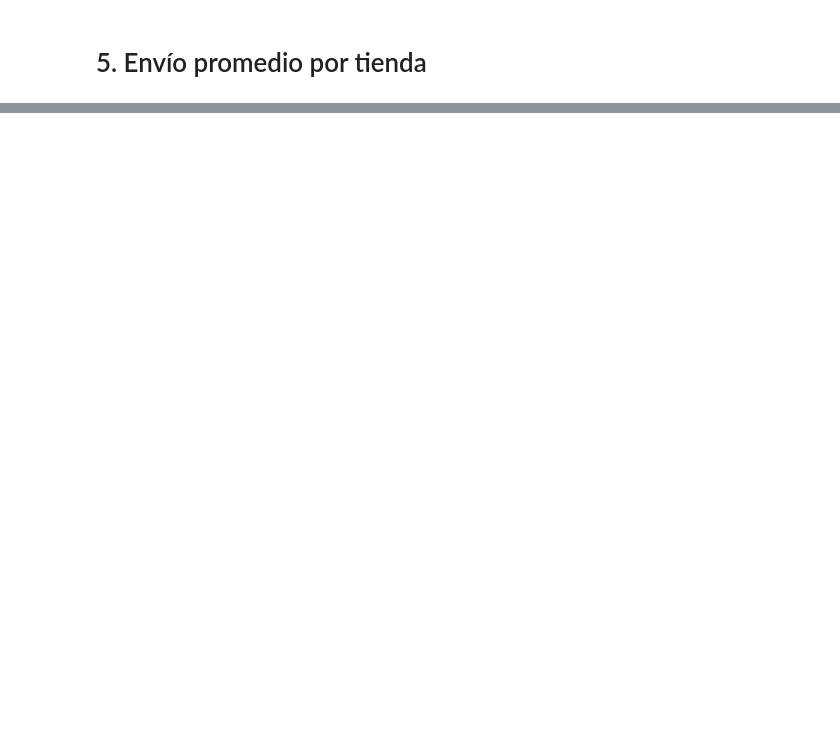
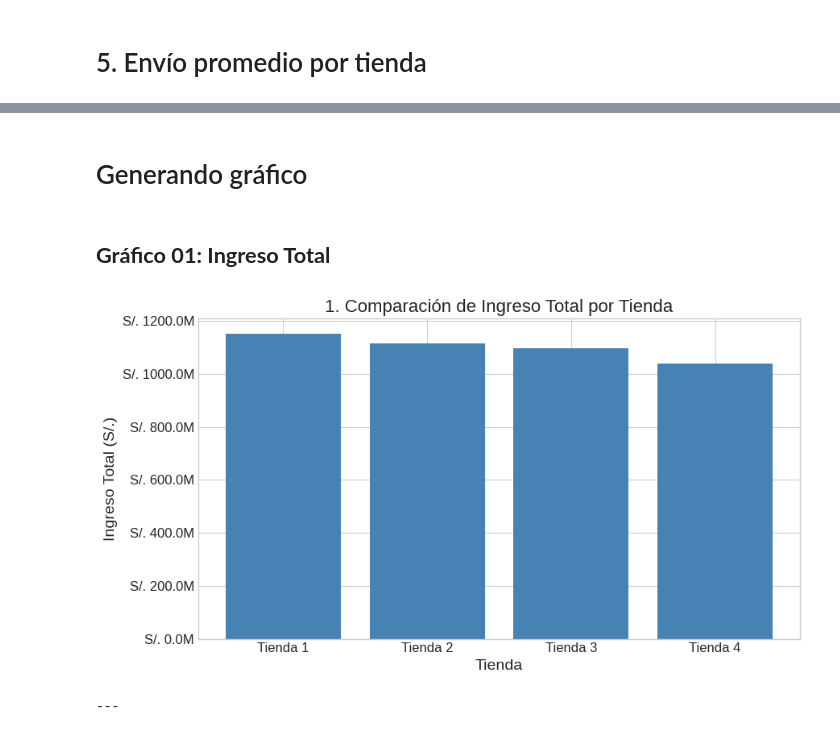
Before and after one commit to shivyu/ChallengePythonSilviaGranados, a Jupyter notebook: AluraStoreLatam_SilviaGranados.ipynb, the cells around one changed output, grey strips where cells are left out. Drawn from its saved outputs; the diff is of its cells as text; code cells hidden in the pictures; blank space fills up the shorter version.

```diff
--- a/AluraStoreLatam_SilviaGranados.ipynb
+++ b/AluraStoreLatam_SilviaGranados.ipynb
@@ -25,0 +44,6 @@ tienda.head()
+# %%
+# Calculo el ingreso total (suma de la columna 'Precio') para cada tienda
+ingreso_total_tienda_1 = tienda_1['Precio'].sum()
+ingreso_total_tienda_2 = tienda_2['Precio'].sum()
+ingreso_total_tienda_3 = tienda_3['Precio'].sum()
+ingreso_total_tienda_4 = tienda_4['Precio'].sum()
@@ -33,0 +254,33 @@ tienda.head()
+# %% [markdown]
+# Generando gráfico
+# %%
+import matplotlib.pyplot as plt
+import seaborn as sns
+from matplotlib.ticker import FuncFormatter
+
+# Configuración inicial
+plt.rcParams['figure.figsize'] = (10, 6)
+plt.rcParams['font.size'] = 12
+# %% [markdown]
+## **Gráfico 01: Ingreso Total**
+# %%
+plt.figure(figsize=(9, 5))
+tiendas = ['Tienda 1', 'Tienda 2', 'Tienda 3', 'Tienda 4']
+ingresos = [ingreso_total_tienda_1, ingreso_total_tienda_2, ingreso_total_tienda_3, ingreso_total_tienda_4]
+
+plt.bar(tiendas, ingresos, color='steelblue')
+plt.title('1. Comparación de Ingreso Total por Tienda', fontsize=16)
+plt.xlabel('Tienda', fontsize=14)
+plt.ylabel('Ingreso Total (S/.)', fontsize=14)
+
+# Formato en millones
+ax = plt.gca()
+ax.yaxis.set_major_formatter(plt.FuncFormatter(lambda x, p: f'S/. {x/1e6:.1f}M'))
+
+plt.tight_layout()
+plt.show()
+
+print("---")
+# %% [output]
+[figure, added]
+---
```
Also changed, not shown: parts of 21 cells of this notebook.
